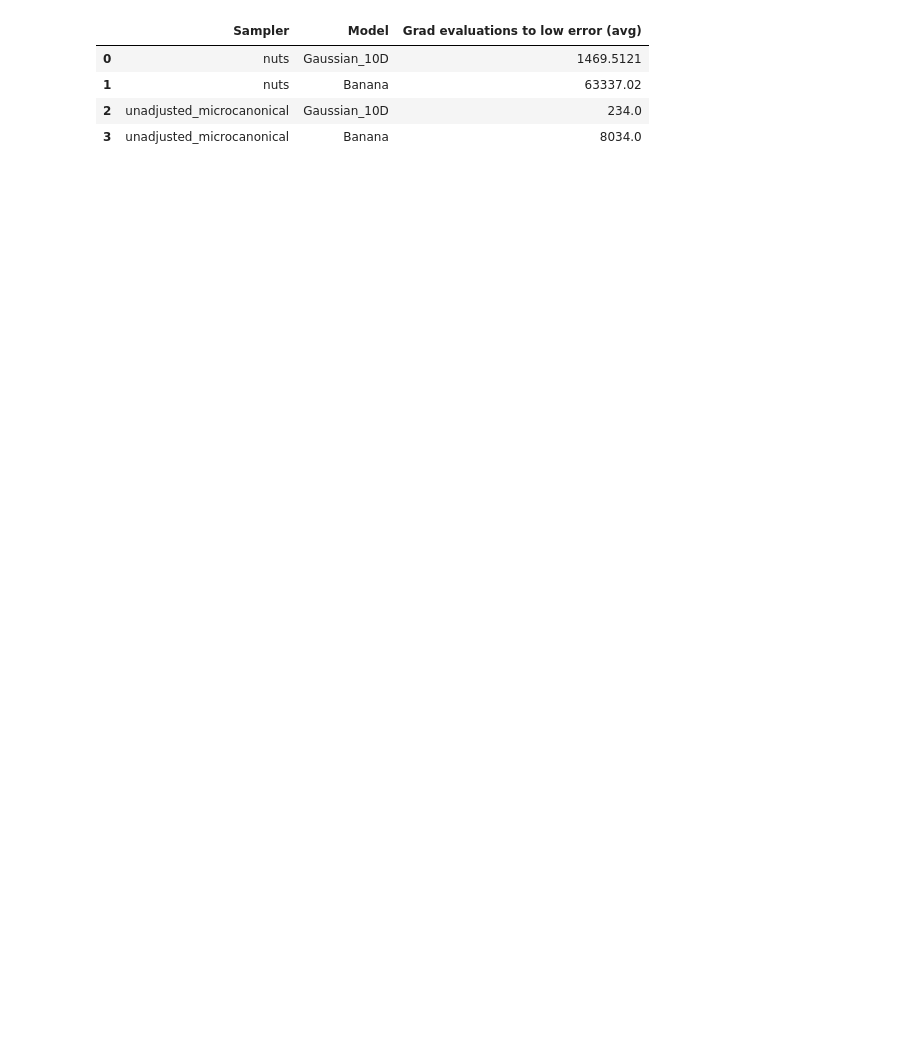
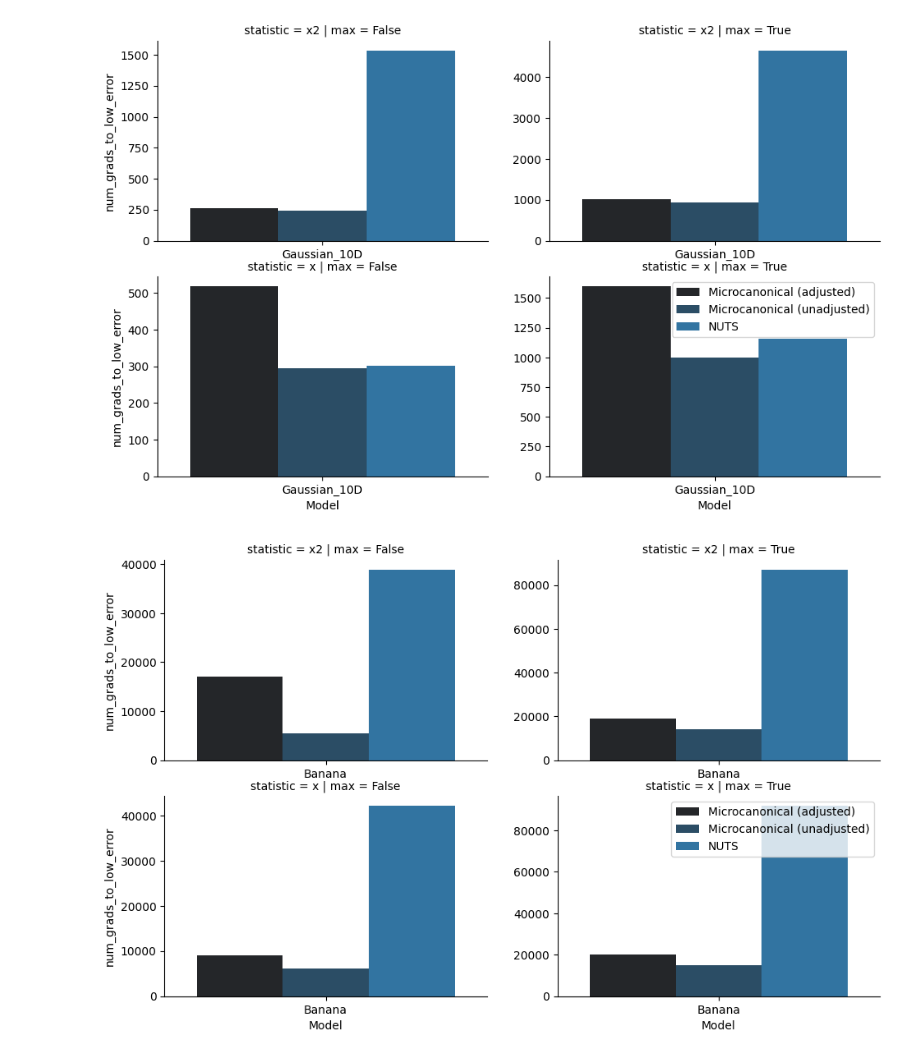
Before and after one commit to reubenharry/sampler-benchmarks, a Jupyter notebook: examples/demo.ipynb, the cells around one changed output. Saved outputs shown, nothing was run; the diff lists cells and outputs as text; code cells hidden in the pictures; blank space fills up the shorter version.

Commit message:
update benchmark and visualization code

```diff
--- a/examples/demo.ipynb
+++ b/examples/demo.ipynb
@@ -58,8 +25,40 @@ df = pd.DataFrame(results)
-# %%
-df
-# %% [output]
-|  | Sampler | Model | Grad evaluations to low error (avg) |
-| 0 | nuts | Gaussian_10D | 1469.5121 |
-| 1 | nuts | Banana | 63337.02 |
-| 2 | unadjusted_microcanonical | Gaussian_10D | 234.0 |
-| 3 | unadjusted_microcanonical | Banana | 8034.0 |
+# %%
+# load df from results
+import itertools
+import os
+import pandas as pd
+df = pd.concat([pd.read_csv(os.path.join('..', 'results', f'{sampler}_{model}.csv')) for sampler, model in itertools.product(samplers, models)], ignore_index=True)
+# %%
+import numpy as np
+
+
+def display_results(model_name,df, include_tuning=False):
+
+  df["PrettyName"] = df["Sampler"].apply({"nuts": "NUTS", "unadjusted_microcanonical": "Microcanonical (unadjusted)", "adjusted_microcanonical": "Microcanonical (adjusted)"}.get)
+  df["total_num_grads_to_low_error"] = df["num_grads_to_low_error"] + df["num_tuning_grads"]
+  df = df[df["Model"] == model_name]
+
+  g = sns.FacetGrid(df,
+              col='max',
+              row="statistic",
+              sharex=False,
+              sharey=False,
+              height=4,
+             )
+  g = g.map(sns.barplot, 'Model',  'total_num_grads_to_low_error' if include_tuning else "num_grads_to_low_error", "PrettyName",
+            hue_order=np.unique(df["PrettyName"]),
+            order=np.unique(df["Model"]),
+            # log_scale=True,
+            palette='dark:#1f77b4'
+  )
+  plt.legend()
+  # plt.yscale('log')
+
+  plt.gcf().set_size_inches(10, 6)
+  plt.show()
+
+display_results("Gaussian_10D", df, include_tuning=False)
+display_results("Banana", df, include_tuning=False)
+# %% [output]
+[figure, added]
+[figure, added]
```
Also changed, not shown: parts of 4 cells of this notebook, 30 other files.
